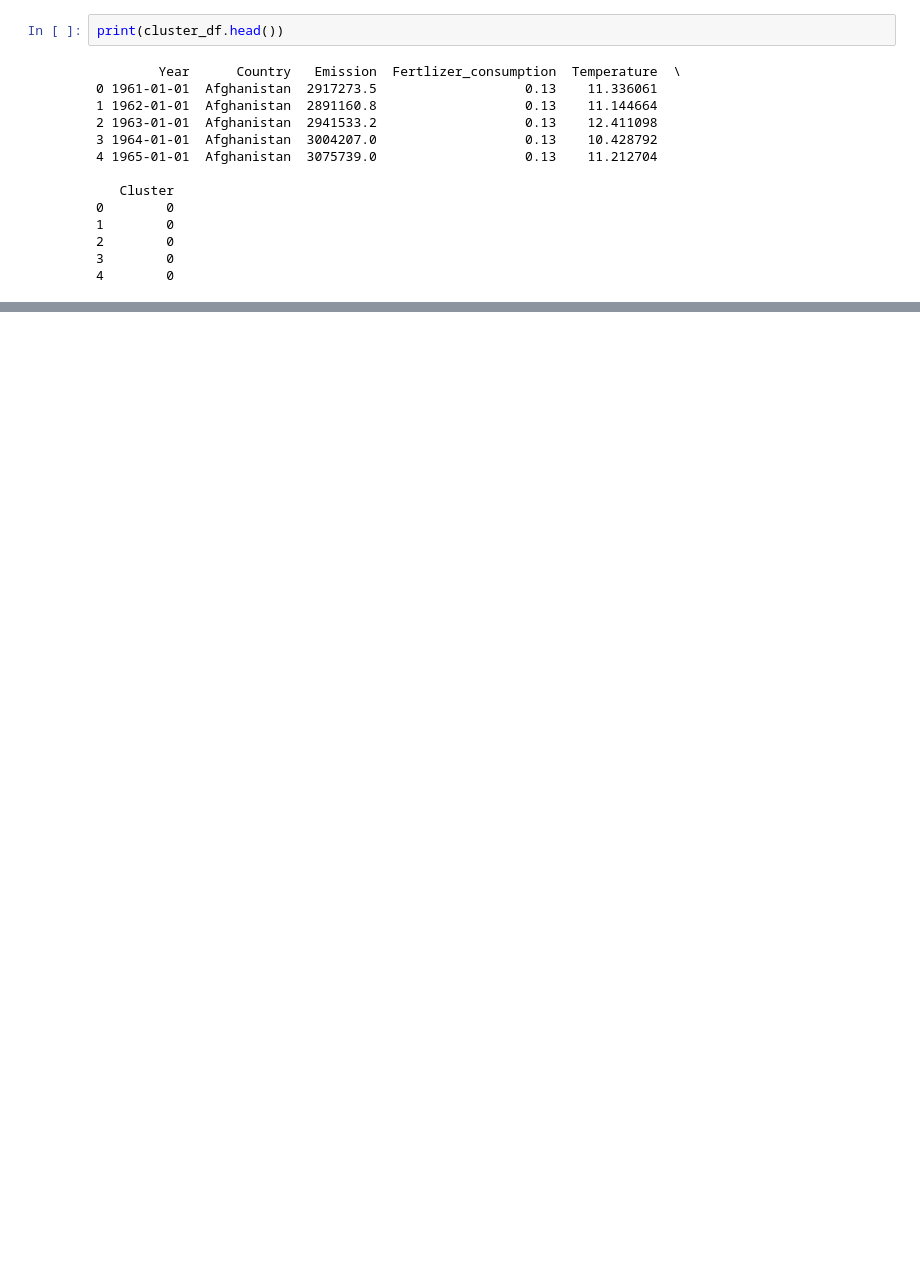
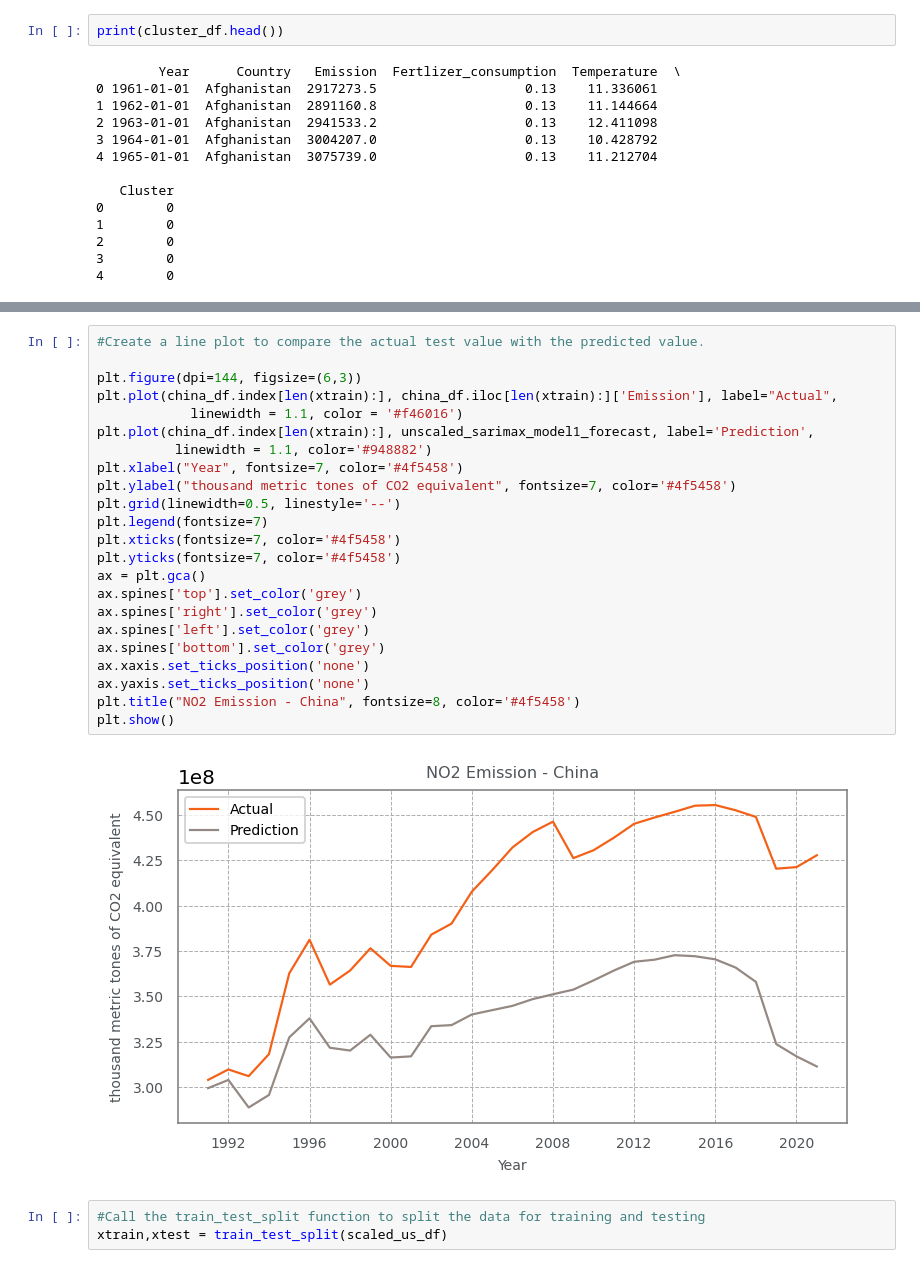
Before and after one commit to MuhammedThariq/Data-Science-Final-Project, a Jupyter notebook: Forecast.ipynb, the cells around one changed output, grey strips where cells are left out. Cells and saved outputs as stored; diff of their text form; blank space fills up the shorter version.

```diff
--- a/Forecast.ipynb
+++ b/Forecast.ipynb
@@ -991,0 +412,28 @@ plt.show()
+# %%
+#Create a line plot to compare the actual test value with the predicted value.
+
+plt.figure(dpi=144, figsize=(6,3))
+plt.plot(china_df.index[len(xtrain):], china_df.iloc[len(xtrain):]['Emission'], label="Actual",
+            linewidth = 1.1, color = '#f46016')
+plt.plot(china_df.index[len(xtrain):], unscaled_sarimax_model1_forecast, label='Prediction',
+          linewidth = 1.1, color='#948882')
+plt.xlabel("Year", fontsize=7, color='#4f5458')
+plt.ylabel("thousand metric tones of CO2 equivalent", fontsize=7, color='#4f5458')
+plt.grid(linewidth=0.5, linestyle='--')
+plt.legend(fontsize=7)
+plt.xticks(fontsize=7, color='#4f5458')
+plt.yticks(fontsize=7, color='#4f5458')
+ax = plt.gca()
+ax.spines['top'].set_color('grey')
+ax.spines['right'].set_color('grey')
+ax.spines['left'].set_color('grey')
+ax.spines['bottom'].set_color('grey')
+ax.xaxis.set_ticks_position('none')
+ax.yaxis.set_ticks_position('none')
+plt.title("NO2 Emission - China", fontsize=8, color='#4f5458')
+plt.show()
+# %% [output]
+[figure, added]
+# %%
+#Call the train_test_split function to split the data for training and testing
+xtrain,xtest = train_test_split(scaled_us_df)
```
Also changed, not shown: parts of 175 cells of this notebook.
